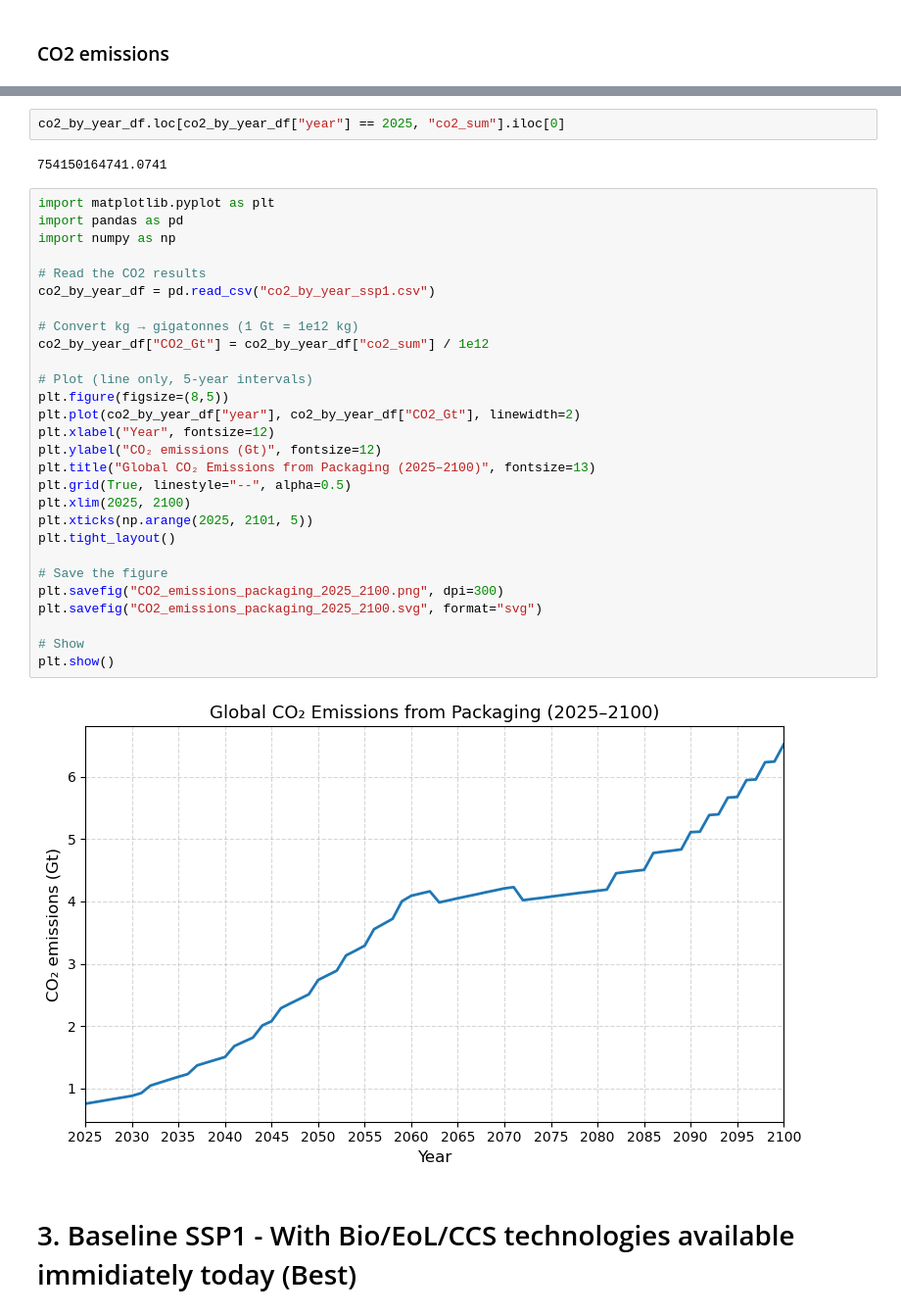
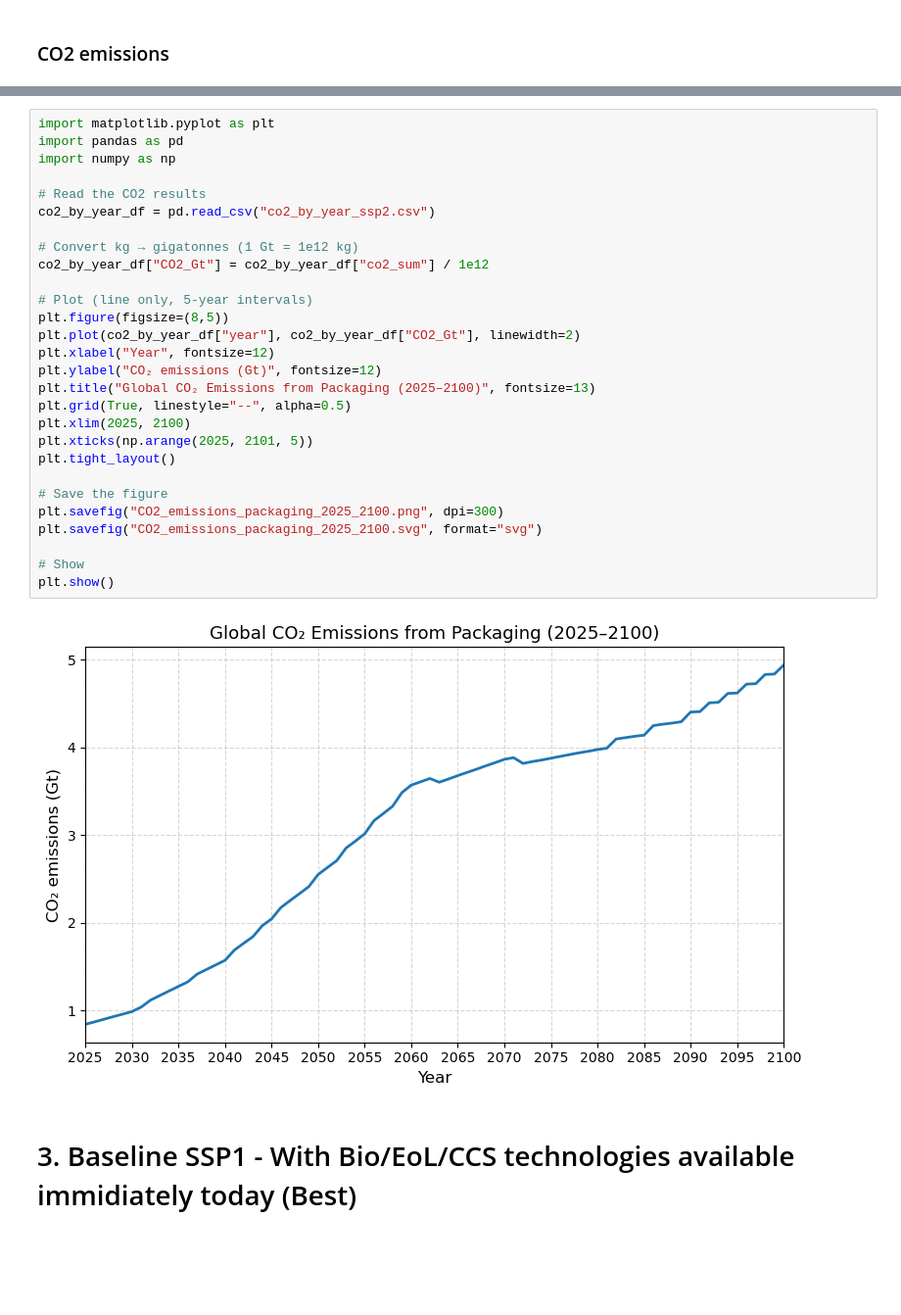
Before and after one commit to FarshidNazemi/packaging-roadmap, a Jupyter notebook: dynamic analysis and roadmap.ipynb, the cells around one changed output, grey strips where cells are left out. Shown at 98% size. Cells and saved outputs as stored; diff of their text form; blank space fills up the shorter version.

```diff
--- a/dynamic analysis and roadmap.ipynb
+++ b/dynamic analysis and roadmap.ipynb
@@ -1444,40 +1491,36 @@ co2_by_year_ssp1_df.to_csv("co2_by_year_ssp1.csv", index=False)
 
 # Optional: keep indices used for traceability
 pd.Series(co2_idx, name="co2_row_indices_in_B").to_csv("co2_row_indices_used.csv", index=False)
-# %%
-co2_by_year_df.loc[co2_by_year_df["year"] == 2025, "co2_sum"].iloc[0]
-# %% [output]
-754150164741.0741
 # %%
 import matplotlib.pyplot as plt
 import pandas as pd
 import numpy as np
 
 # Read the CO2 results
-co2_by_year_df = pd.read_csv("co2_by_year_ssp1.csv")
+co2_by_year_df = pd.read_csv("co2_by_year_ssp2.csv")
 
 # Convert kg → gigatonnes (1 Gt = 1e12 kg)
 co2_by_year_df["CO2_Gt"] = co2_by_year_df["co2_sum"] / 1e12
 
 # Plot (line only, 5-year intervals)
 plt.figure(figsize=(8,5))
 plt.plot(co2_by_year_df["year"], co2_by_year_df["CO2_Gt"], linewidth=2)
 plt.xlabel("Year", fontsize=12)
 plt.ylabel("CO₂ emissions (Gt)", fontsize=12)
 plt.title("Global CO₂ Emissions from Packaging (2025–2100)", fontsize=13)
 plt.grid(True, linestyle="--", alpha=0.5)
 plt.xlim(2025, 2100)
 plt.xticks(np.arange(2025, 2101, 5))
 plt.tight_layout()
 
 # Save the figure
 plt.savefig("CO2_emissions_packaging_2025_2100.png", dpi=300)
 plt.savefig("CO2_emissions_packaging_2025_2100.svg", format="svg")
 
 # Show
 plt.show()
 # %% [output]
-[figure, old version]
+[figure, new version]
 # %% [markdown]
 # 3. Baseline SSP1 - With Bio/EoL/CCS technologies available immidiately today (Best)
 # %% [markdown]
```
Also changed, not shown: parts of 71 cells of this notebook, 12 other files.
